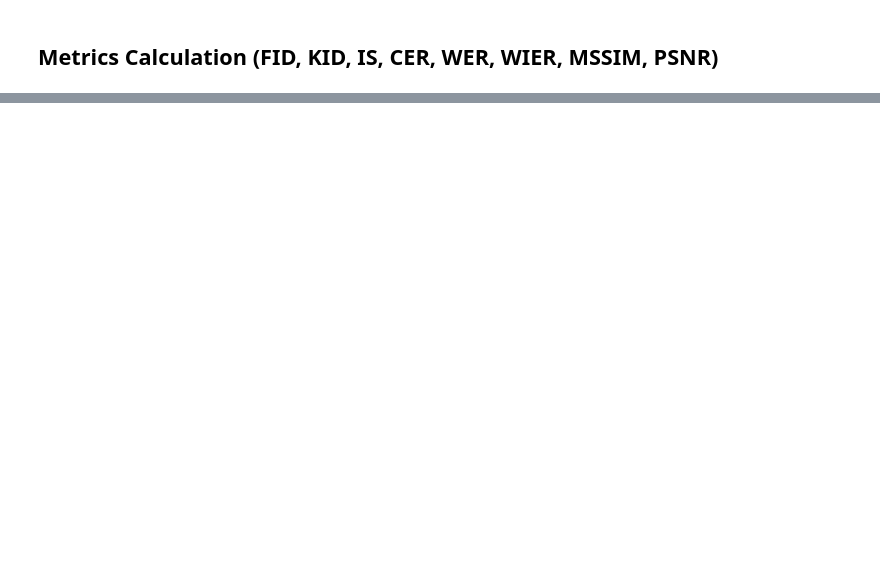
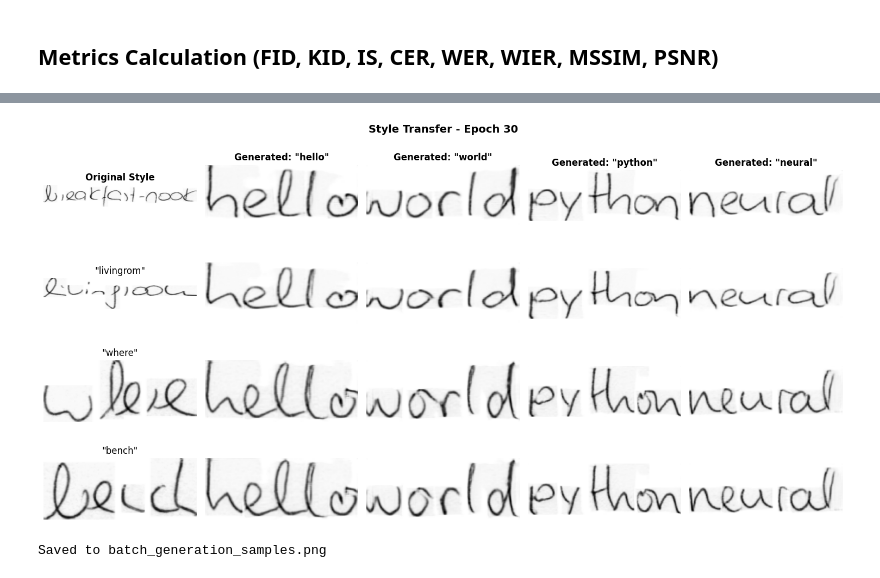
Before and after one commit to akshat3144/handwriting_autocomplete_system, a Jupyter notebook: phase3_style_transfer/updated_inference.ipynb, the cells around one changed output, grey strips where cells are left out. Cells and saved outputs as stored; diff of their text form; code cells hidden in the pictures; blank space fills up the shorter version.

```diff
--- a/phase3_style_transfer/updated_inference.ipynb
+++ b/phase3_style_transfer/updated_inference.ipynb
@@ -16,7 +16,7 @@ from networks.BigGAN_networks import Generator
 from networks.module import StyleEncoder, StyleBackbone
 
 DEVICE = torch.device('cuda' if torch.cuda.is_available() else 'cpu')
-CHECKPOINT = PROJECT_PATH / 'server_files' / 'epoch_70.pth'
+CHECKPOINT = PROJECT_PATH / 'server_files' / 'epoch_30.pth'
 PRETRAINED_WID = PROJECT_PATH / 'pretrained' / 'wid_iam_new.pth'
 IMG_HEIGHT, CHAR_WIDTH = 64, 32
 print(f"Device: {DEVICE}")
@@ -429,0 +499,75 @@ print(f"\nMetrics saved to evaluation_metrics.json")
+# %%
+# Generate samples over a batch from test set with different target texts
+@torch.no_grad()
+def generate_batch_samples(loader, target_texts=['hello', 'world', 'test', 'write'], n_styles=4):
+    """Generate images using styles from test set with custom target texts."""
+    batch = next(iter(loader))
+    real_imgs = batch['style_imgs'].to(DEVICE)[:n_styles]
+    real_img_lens = batch['style_img_lens'].to(DEVICE)[:n_styles]
+    original_lbs = batch['lbs'].to(DEVICE)[:n_styles]
+    original_lb_lens = batch['lb_lens'].to(DEVICE)[:n_styles]
+
+    # Get original texts
+    original_texts = label_converter.decode(original_lbs.cpu(), original_lb_lens.cpu())
+
+    # Extract styles
+    styles = style_encoder(real_imgs, real_img_lens, style_backbone, vae_mode=False)
+
+    results = []
+    for i in range(n_styles):
+        style_i = styles[i:i+1]  # Single style
+        w = real_img_lens[i].item()
+
+        # Original image
+        orig_img = ((real_imgs[i, 0, :, :w].cpu().numpy() + 1) / 2)
+
+        # Generate with different texts
+        generated = []
+        for text in target_texts:
+            lbs, lb_lens = label_converter.encode([text])
+            fake = generator(style_i, lbs.to(DEVICE), lb_lens.to(DEVICE))
+            gen_img = ((fake[0, 0].cpu().numpy() + 1) / 2)
+            generated.append((text, gen_img))
+
+        results.append({
+            'original': orig_img,
+            'original_text': original_texts[i],
+            'generated': generated
+        })
+
+    return results
+
+# Generate and visualize
+TARGET_TEXTS = ['hello', 'world', 'python', 'neural']
+results = generate_batch_samples(test_loader, target_texts=TARGET_TEXTS, n_styles=4)
+
+# Plot: rows = styles, cols = original + generated texts
+n_cols = 1 + len(TARGET_TEXTS)
+n_rows = len(results)
+fig, axes = plt.subplots(n_rows, n_cols, figsize=(3 * n_cols, 2 * n_rows))
+
+for i, res in enumerate(results):
+    # Original
+    axes[i, 0].imshow(1 - res['original'], cmap='gray')
+    axes[i, 0].set_title(f'Style: "{res["original_text"]}"' if i == 0 else f'"{res["original_text"]}"')
+    axes[i, 0].axis('off')
+
+    # Generated
+    for j, (text, img) in enumerate(res['generated']):
+        axes[i, j+1].imshow(1 - img, cmap='gray')
+        axes[i, j+1].set_title(f'"{text}"' if i == 0 else '')
+        axes[i, j+1].axis('off')
+
+# Add row/col labels
+axes[0, 0].set_title('Original Style', fontweight='bold')
+for j, text in enumerate(TARGET_TEXTS):
+    axes[0, j+1].set_title(f'Generated: "{text}"', fontweight='bold')
+
+plt.suptitle(f'Style Transfer - Epoch {ckpt.get("epoch", "N/A")}', fontsize=14, fontweight='bold')
+plt.tight_layout()
+# plt.savefig(PROJECT_PATH / 'batch_generation_samples.png', dpi=150, bbox_inches='tight')
+plt.show()
+print(f"Saved to batch_generation_samples.png")
+# %% [output]
+[figure, added]
+Saved to batch_generation_samples.png
```
Also changed, not shown: parts of 12 cells of this notebook, 17 other files.
